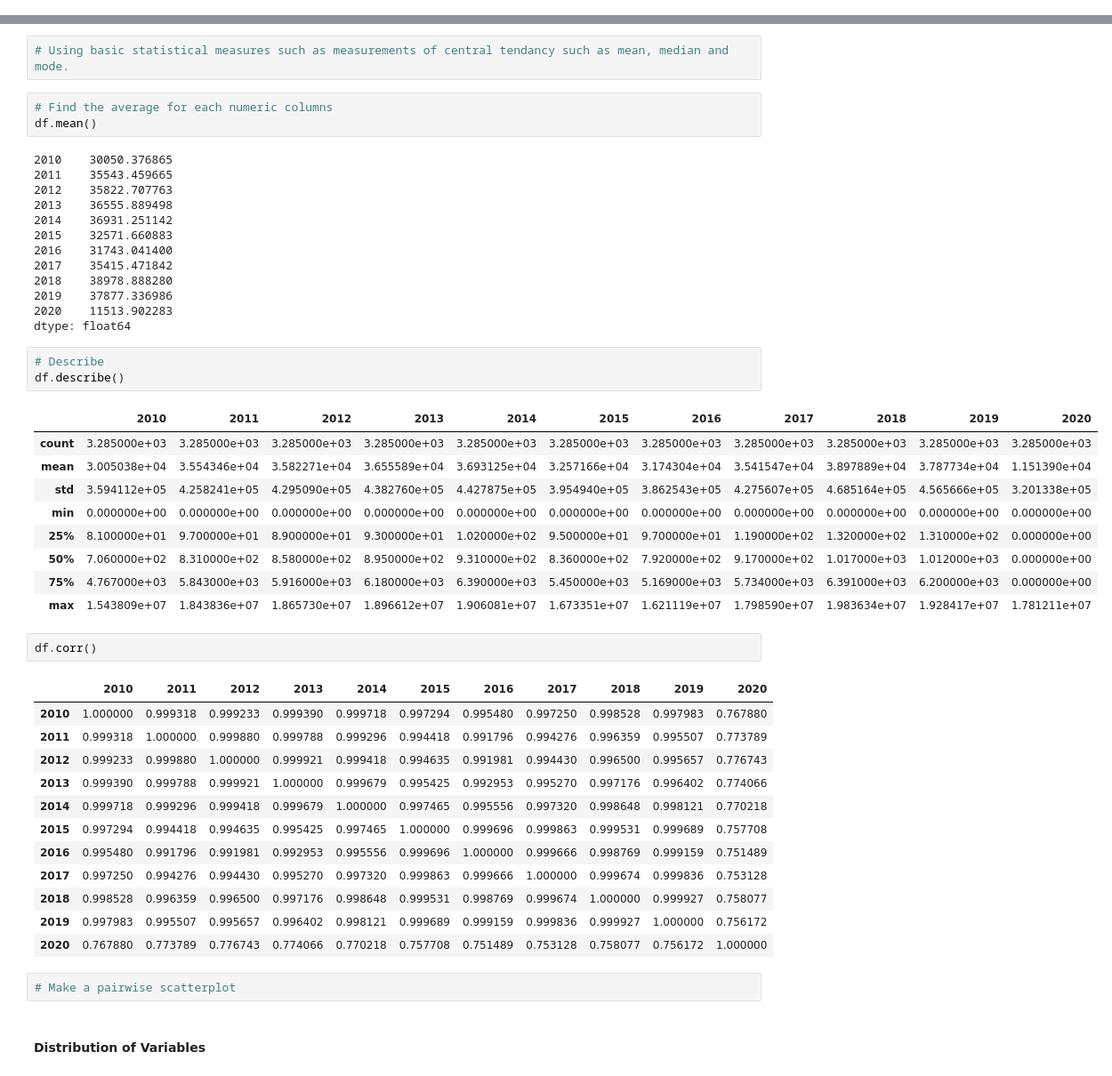
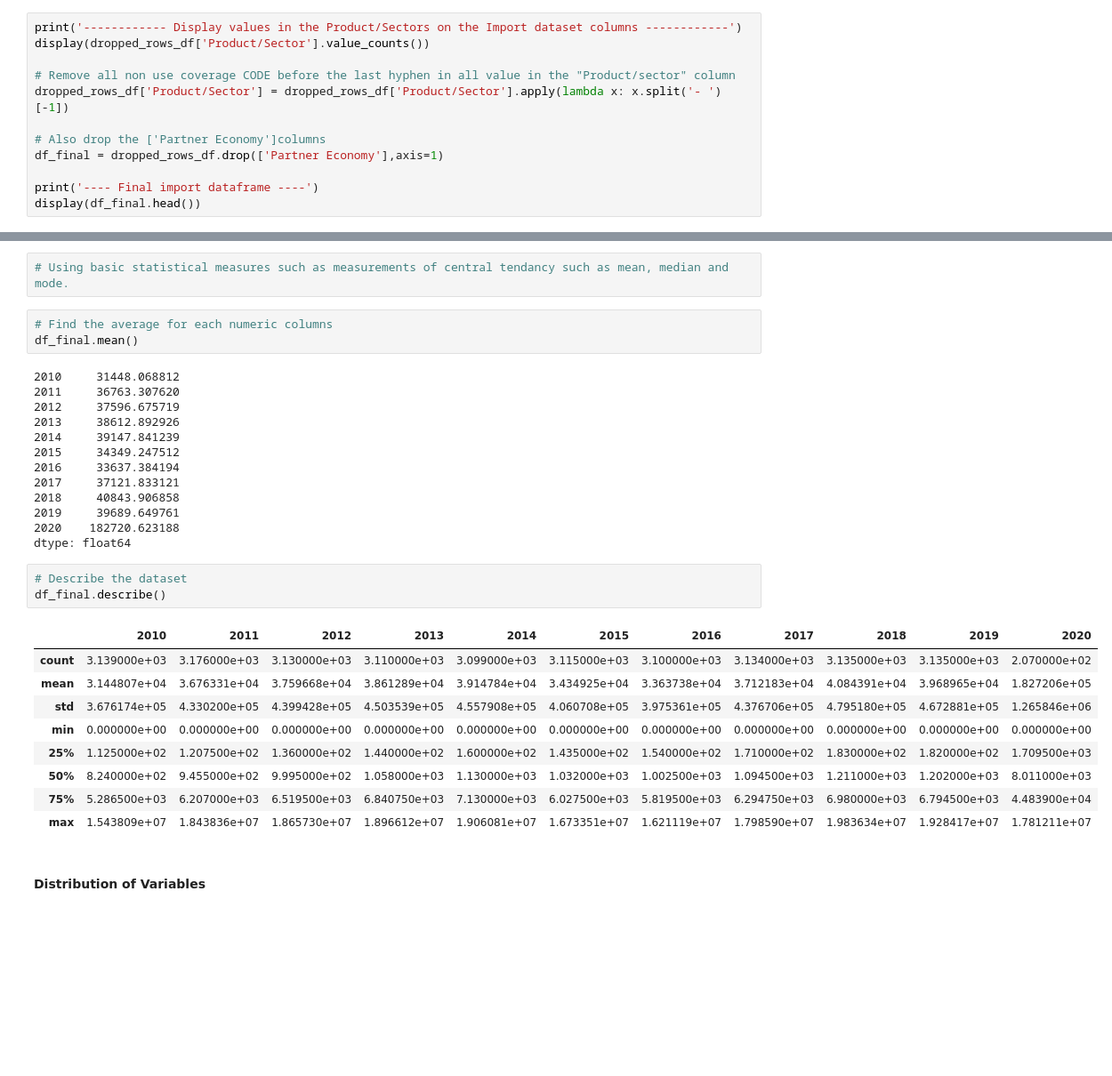
Before and after one commit to kesnel/ayiti-analytics-capstone-project, a Jupyter notebook: EDA.ipynb, the cells around one changed output, grey strips where cells are left out. Shown: that part at 89% size. Saved outputs shown, nothing was run; the diff lists cells and outputs as text; blank space fills up the shorter version.

```diff
--- a/EDA.ipynb
+++ b/EDA.ipynb
@@ -187,3 +153,15 @@ display(dropped_rows_df.head())
 | 2 | World | SI3_AGG - AGFO - Food | World | 1144082.0 | 1387912.0 | 1391766.0 | 1465158.0 | 1510854.0 | ... |
 | 3 | World | SI3_AGG - MI - Fuels and mining p... | World | 3183852.0 | 4278365.0 | 4227403.0 | 4208130.0 | 3874299.0 | ... |
 | 4 | World | SI3_AGG - MIFU - Fuels | World | 2462969.0 | 3361172.0 | 3401742.0 | 3403308.0 | 3091267.0 | ... |
+# %%
+print('------------ Display values in the Product/Sectors on the Import dataset columns ------------')
+display(dropped_rows_df['Product/Sector'].value_counts())
+
+# Remove all non use coverage CODE before the last hyphen in all value in the "Product/sector" column
+dropped_rows_df['Product/Sector'] = dropped_rows_df['Product/Sector'].apply(lambda x: x.split('- ')[-1])
+
+# Also drop the ['Partner Economy']columns
+df_final = dropped_rows_df.drop(['Partner Economy'],axis=1)
+
+print('---- Final import dataframe ----')
+display(df_final.head())
@@ -400,50 +388,33 @@ Index(['Year', 'Reporting Economy', 'Agricultural products',
 # Using basic statistical measures such as measurements of central tendancy such as mean, median and mode.
 # %%
 # Find the average for each numeric columns
-df.mean()
+df_final.mean()
 # %% [output]
-2010    30050.376865
-2011    35543.459665
-2012    35822.707763
-2013    36555.889498
-2014    36931.251142
-2015    32571.660883
-2016    31743.041400
-2017    35415.471842
-2018    38978.888280
-2019    37877.336986
-2020    11513.902283
+2010     31448.068812
+2011     36763.307620
+2012     37596.675719
+2013     38612.892926
+2014     39147.841239
+2015     34349.247512
+2016     33637.384194
+2017     37121.833121
+2018     40843.906858
+2019     39689.649761
+2020    182720.623188
 dtype: float64
 # %%
-# Describe
-df.describe()
+# Describe the dataset
+df_final.describe()
 # %% [output]
 |  | 2010 | 2011 | 2012 | 2013 | 2014 | 2015 | 2016 | 2017 | 2018 | 2019 | 2020 |
-| count | 3.285000e+03 | 3.285000e+03 | 3.285000e+03 | 3.285000e+03 | 3.285000e+03 | 3.285000e+03 | 3.285000e+03 | 3.285000e+03 | 3.285000e+03 | 3.285000e+03 | 3.285000e+03 |
-| mean | 3.005038e+04 | 3.554346e+04 | 3.582271e+04 | 3.655589e+04 | 3.693125e+04 | 3.257166e+04 | 3.174304e+04 | 3.541547e+04 | 3.897889e+04 | 3.787734e+04 | 1.151390e+04 |
-| std | 3.594112e+05 | 4.258241e+05 | 4.295090e+05 | 4.382760e+05 | 4.427875e+05 | 3.954940e+05 | 3.862543e+05 | 4.275607e+05 | 4.685164e+05 | 4.565666e+05 | 3.201338e+05 |
+| count | 3.139000e+03 | 3.176000e+03 | 3.130000e+03 | 3.110000e+03 | 3.099000e+03 | 3.115000e+03 | 3.100000e+03 | 3.134000e+03 | 3.135000e+03 | 3.135000e+03 | 2.070000e+02 |
+| mean | 3.144807e+04 | 3.676331e+04 | 3.759668e+04 | 3.861289e+04 | 3.914784e+04 | 3.434925e+04 | 3.363738e+04 | 3.712183e+04 | 4.084391e+04 | 3.968965e+04 | 1.827206e+05 |
+| std | 3.676174e+05 | 4.330200e+05 | 4.399428e+05 | 4.503539e+05 | 4.557908e+05 | 4.060708e+05 | 3.975361e+05 | 4.376706e+05 | 4.795180e+05 | 4.672881e+05 | 1.265846e+06 |
 | min | 0.000000e+00 | 0.000000e+00 | 0.000000e+00 | 0.000000e+00 | 0.000000e+00 | 0.000000e+00 | 0.000000e+00 | 0.000000e+00 | 0.000000e+00 | 0.000000e+00 | 0.000000e+00 |
-| 25% | 8.100000e+01 | 9.700000e+01 | 8.900000e+01 | 9.300000e+01 | 1.020000e+02 | 9.500000e+01 | 9.700000e+01 | 1.190000e+02 | 1.320000e+02 | 1.310000e+02 | 0.000000e+00 |
-| 50% | 7.060000e+02 | 8.310000e+02 | 8.580000e+02 | 8.950000e+02 | 9.310000e+02 | 8.360000e+02 | 7.920000e+02 | 9.170000e+02 | 1.017000e+03 | 1.012000e+03 | 0.000000e+00 |
-| 75% | 4.767000e+03 | 5.843000e+03 | 5.916000e+03 | 6.180000e+03 | 6.390000e+03 | 5.450000e+03 | 5.169000e+03 | 5.734000e+03 | 6.391000e+03 | 6.200000e+03 | 0.000000e+00 |
+| 25% | 1.125000e+02 | 1.207500e+02 | 1.360000e+02 | 1.440000e+02 | 1.600000e+02 | 1.435000e+02 | 1.540000e+02 | 1.710000e+02 | 1.830000e+02 | 1.820000e+02 | 1.709500e+03 |
+| 50% | 8.240000e+02 | 9.455000e+02 | 9.995000e+02 | 1.058000e+03 | 1.130000e+03 | 1.032000e+03 | 1.002500e+03 | 1.094500e+03 | 1.211000e+03 | 1.202000e+03 | 8.011000e+03 |
+| 75% | 5.286500e+03 | 6.207000e+03 | 6.519500e+03 | 6.840750e+03 | 7.130000e+03 | 6.027500e+03 | 5.819500e+03 | 6.294750e+03 | 6.980000e+03 | 6.794500e+03 | 4.483900e+04 |
 | max | 1.543809e+07 | 1.843836e+07 | 1.865730e+07 | 1.896612e+07 | 1.906081e+07 | 1.673351e+07 | 1.621119e+07 | 1.798590e+07 | 1.983634e+07 | 1.928417e+07 | 1.781211e+07 |
-# %%
-df.corr()
-# %% [output]
-|  | 2010 | 2011 | 2012 | 2013 | 2014 | 2015 | 2016 | 2017 | 2018 | 2019 | 2020 |
-| 2010 | 1.000000 | 0.999318 | 0.999233 | 0.999390 | 0.999718 | 0.997294 | 0.995480 | 0.997250 | 0.998528 | 0.997983 | 0.767880 |
-| 2011 | 0.999318 | 1.000000 | 0.999880 | 0.999788 | 0.999296 | 0.994418 | 0.991796 | 0.994276 | 0.996359 | 0.995507 | 0.773789 |
-| 2012 | 0.999233 | 0.999880 | 1.000000 | 0.999921 | 0.999418 | 0.994635 | 0.991981 | 0.994430 | 0.996500 | 0.995657 | 0.776743 |
-| 2013 | 0.999390 | 0.999788 | 0.999921 | 1.000000 | 0.999679 | 0.995425 | 0.992953 | 0.995270 | 0.997176 | 0.996402 | 0.774066 |
-| 2014 | 0.999718 | 0.999296 | 0.999418 | 0.999679 | 1.000000 | 0.997465 | 0.995556 | 0.997320 | 0.998648 | 0.998121 | 0.770218 |
-| 2015 | 0.997294 | 0.994418 | 0.994635 | 0.995425 | 0.997465 | 1.000000 | 0.999696 | 0.999863 | 0.999531 | 0.999689 | 0.757708 |
-| 2016 | 0.995480 | 0.991796 | 0.991981 | 0.992953 | 0.995556 | 0.999696 | 1.000000 | 0.999666 | 0.998769 | 0.999159 | 0.751489 |
-| 2017 | 0.997250 | 0.994276 | 0.994430 | 0.995270 | 0.997320 | 0.999863 | 0.999666 | 1.000000 | 0.999674 | 0.999836 | 0.753128 |
-| 2018 | 0.998528 | 0.996359 | 0.996500 | 0.997176 | 0.998648 | 0.999531 | 0.998769 | 0.999674 | 1.000000 | 0.999927 | 0.758077 |
-| 2019 | 0.997983 | 0.995507 | 0.995657 | 0.996402 | 0.998121 | 0.999689 | 0.999159 | 0.999836 | 0.999927 | 1.000000 | 0.756172 |
-| 2020 | 0.767880 | 0.773789 | 0.776743 | 0.774066 | 0.770218 | 0.757708 | 0.751489 | 0.753128 | 0.758077 | 0.756172 | 1.000000 |
-# %%
-# Make a pairwise scatterplot
 # %% [markdown]
 #### Distribution of Variables
 # %%
```
Also changed, not shown: parts of 17 cells of this notebook.
